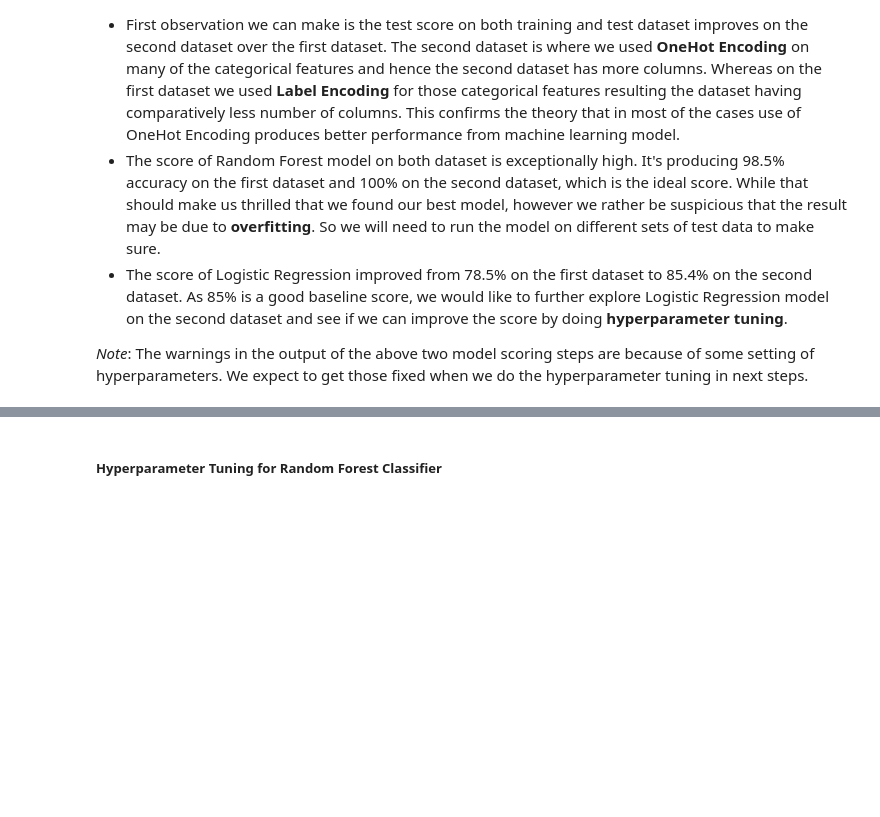
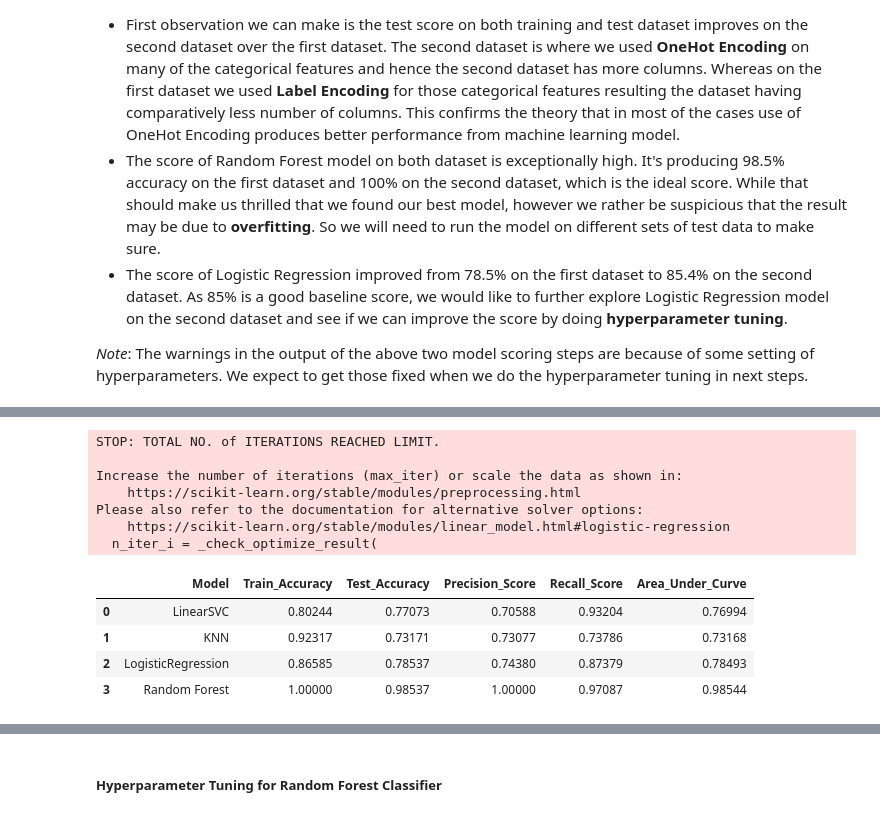
Before and after one commit to GoAshim/Machine-Learning-Classification, a Jupyter notebook: Machine Learning Project - Predict Heart Disease.ipynb, the cells around one changed output, grey strips where cells are left out. Drawn from its saved outputs; the diff is of its cells as text; code cells hidden in the pictures; blank space fills up the shorter version.

```diff
--- a/Machine Learning Project - Predict Heart Disease.ipynb
+++ b/Machine Learning Project - Predict Heart Disease.ipynb
@@ -513,0 +565,34 @@ The model scores we see as the result of the code above shows the average or mea
+# %%
+# Run the models on the first dataset and see the evaluation result
+
+models = {"LinearSVC" : LinearSVC(),
+         "KNN" : KNeighborsClassifier(),
+         "LogisticRegression" : LogisticRegression(),
+         "Random Forest" : RandomForestClassifier()}
+
+# Create an empty dataframe to pass to the function
+col = []
+df = pd.DataFrame(columns=col)
+
+model_eval_df1 = fit_and_evaluate(models = models,
+                                 df = df,
+                                 X_train = X1_train,
+                                 X_test = X1_test,
+                                 y_train = y1_train,
+                                 y_test = y1_test
+                                 )
+
+model_eval_df1.head()
+# %% [output]
+STOP: TOTAL NO. of ITERATIONS REACHED LIMIT.
+
+Increase the number of iterations (max_iter) or scale the data as shown in:
+    https://scikit-learn.org/stable/modules/preprocessing.html
+Please also refer to the documentation for alternative solver options:
+    https://scikit-learn.org/stable/modules/linear_model.html#logistic-regression
+  n_iter_i = _check_optimize_result(
+|  | Model | Train_Accuracy | Test_Accuracy | Precision_Score | Recall_Score | Area_Under_Curve |
+| 0 | LinearSVC | 0.80244 | 0.77073 | 0.70588 | 0.93204 | 0.76994 |
+| 1 | KNN | 0.92317 | 0.73171 | 0.73077 | 0.73786 | 0.73168 |
+| 2 | LogisticRegression | 0.86585 | 0.78537 | 0.74380 | 0.87379 | 0.78493 |
+| 3 | Random Forest | 1.00000 | 0.98537 | 1.00000 | 0.97087 | 0.98544 |
```
Also changed, not shown: parts of 11 cells of this notebook.
